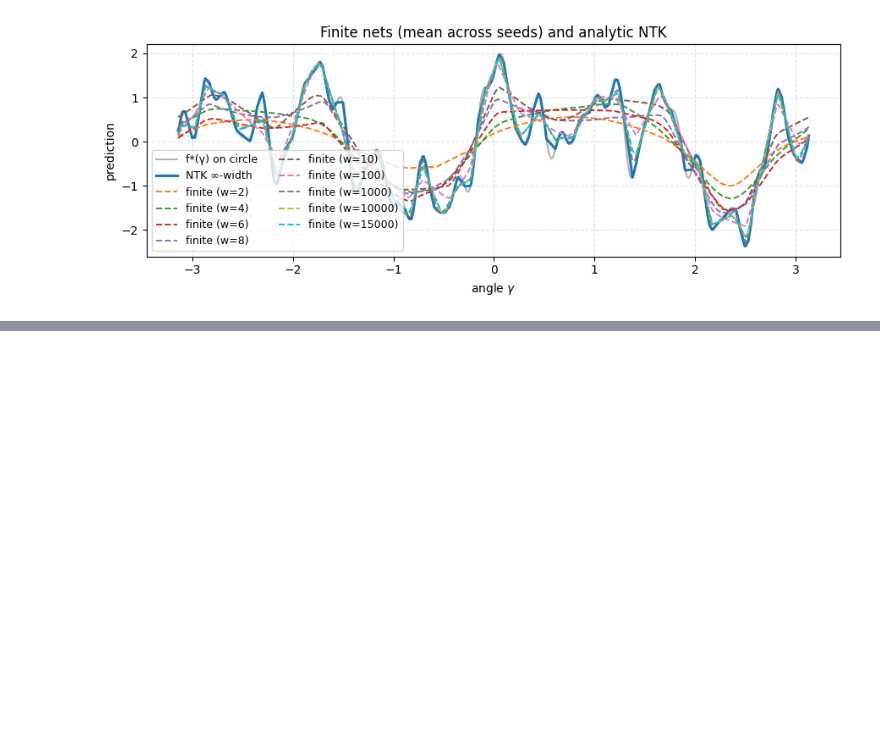
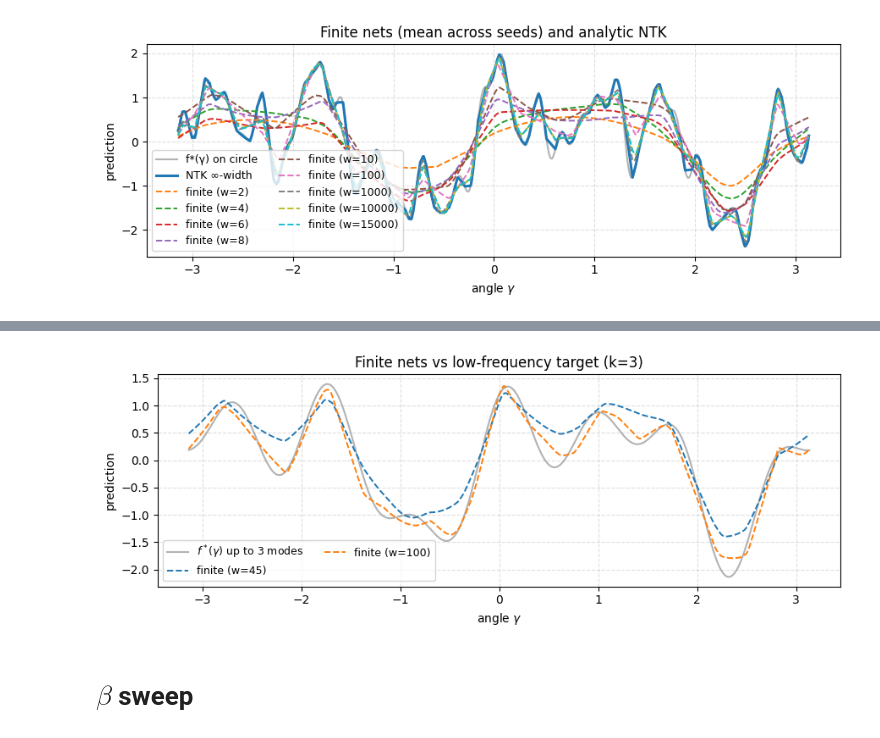
Before and after one commit to obi-wan-shinobi/msc-thesis, a Jupyter notebook: code/ntk-experiments/notebooks/ntk-experiments.ipynb, the cells around one changed output, grey strips where cells are left out. Drawn from its saved outputs; the diff is of its cells as text; code cells hidden in the pictures; blank space fills up the shorter version.

```diff
--- a/code/ntk-experiments/notebooks/ntk-experiments.ipynb
+++ b/code/ntk-experiments/notebooks/ntk-experiments.ipynb
@@ -354,0 +384,42 @@ res = plot_regression_convergence(RUN, show_predictions=True, use_logx=False)
+# %%
+from core.data import make_fourier_target, f_star_gamma_partial
+
+dataset = npz(RUN, load_manifest(RUN)["dataset"])
+
+Ks, amps, phases = dataset["Ks"], dataset["amps"], dataset["phases"]
+spec = make_fourier_target(Ks, amps, phases)
+
+gamma_eval = res["gamma_eval"]
+widths = res["widths"]
+predictions = res["predictions"]
+
+k = 3   # e.g. plot partial target with first k frequencies
+
+plt.figure(figsize=(9, 3.5))
+plt.plot(
+    np.asarray(gamma_eval),
+    f_star_gamma_partial(gamma_eval, spec, k),
+    color='gray', alpha=0.6,
+    label=fr"$f^*(\gamma)$ up to {k} modes"
+)
+
+for w in widths:
+    s = predictions[w]
+    plt.plot(
+        np.asarray(gamma_eval),
+        s["pred_mean"],
+        '--', lw=1.4,
+        label=f'finite (w={w})'
+    )
+
+plt.xlabel(r'angle $\gamma$')
+plt.ylabel('prediction')
+plt.title(fr'Finite nets vs low-frequency target (k={k})')
+plt.legend(ncol=2, fontsize=9, loc="best")
+plt.grid(True, ls='--', alpha=0.4)
+plt.tight_layout()
+plt.show()
+# %% [output]
+[figure, added]
+# %% [markdown]
+# $\beta$ sweep
```
Also changed, not shown: parts of 33 cells of this notebook, 52 other files.
